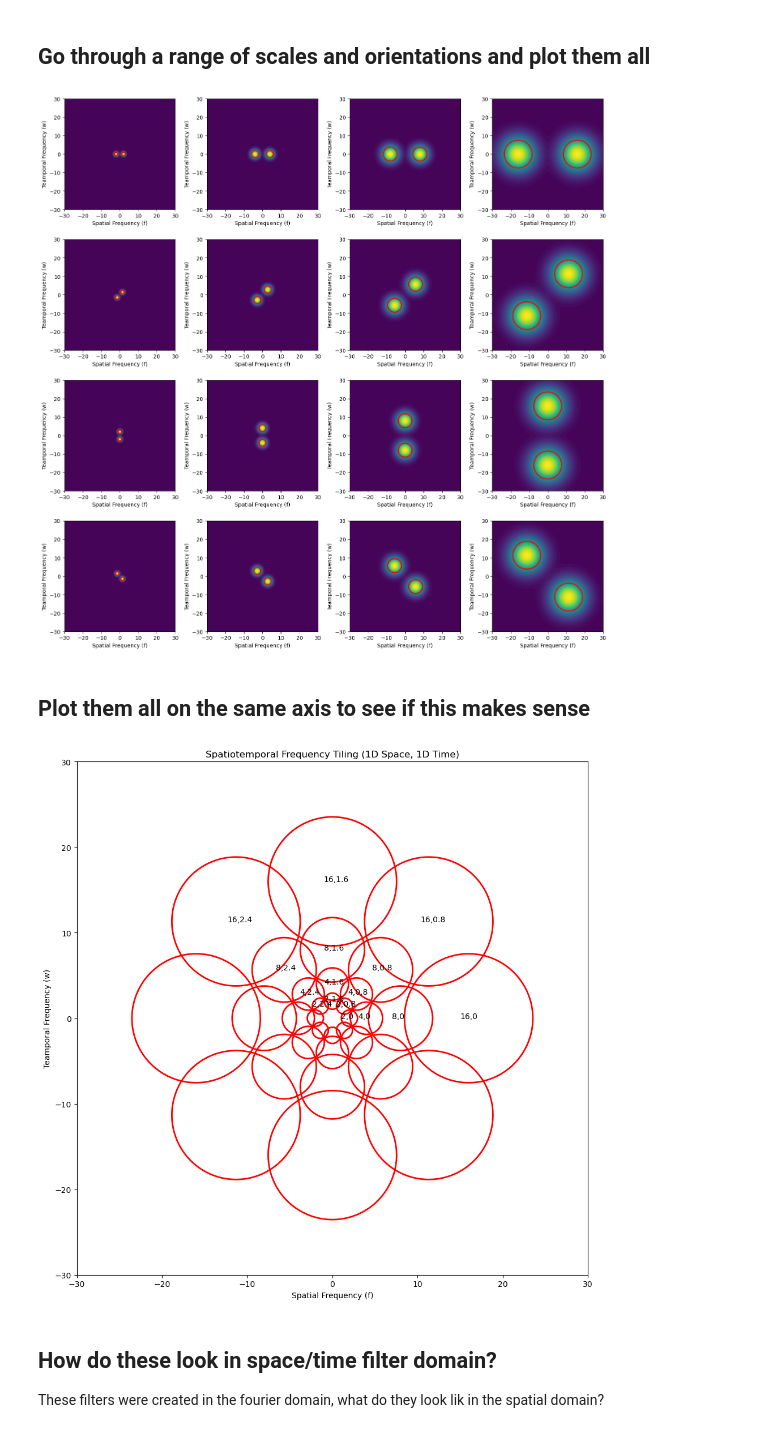
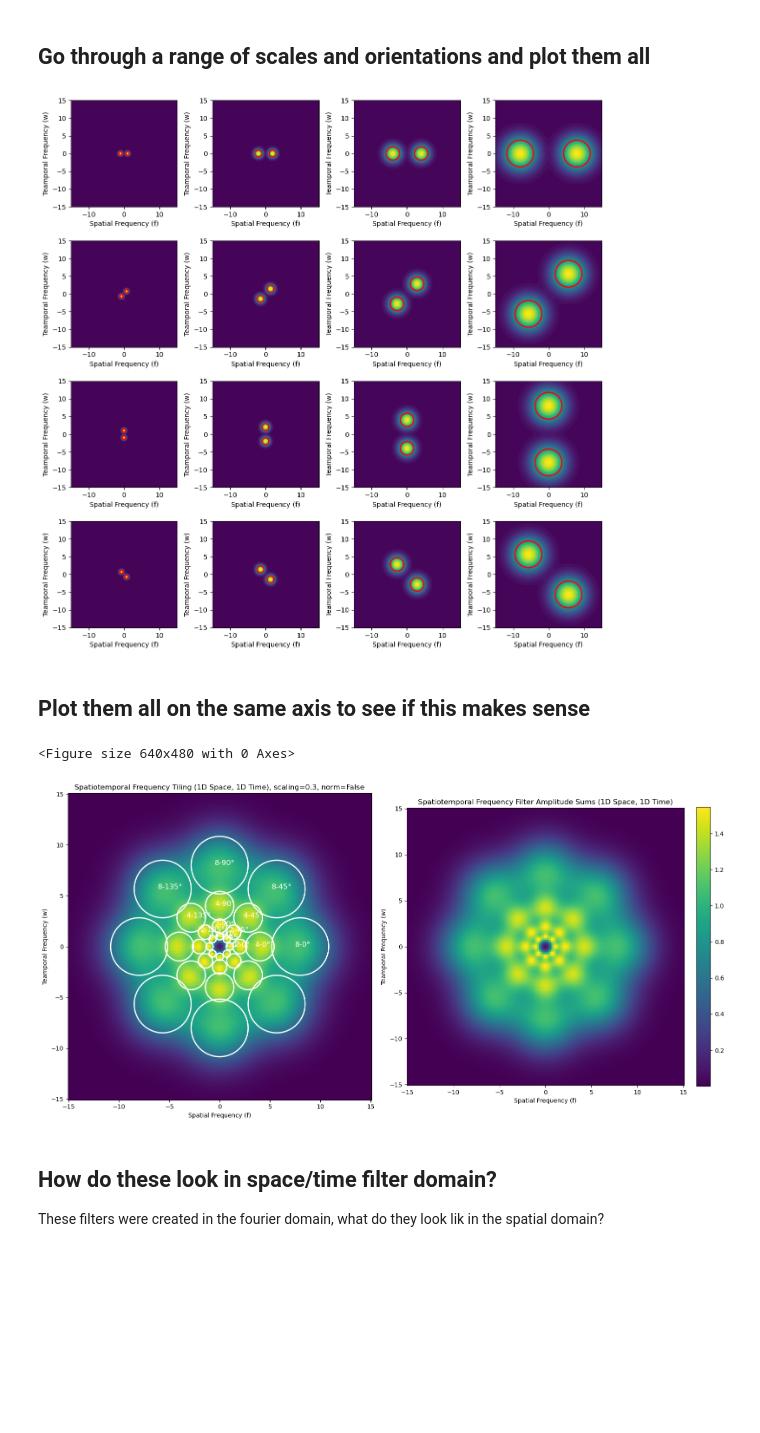
Before and after one commit to vdutell/linearfiltering, a Jupyter notebook: FreqSpaceDefinedFilters.ipynb, the cells around one changed output. Drawn from its saved outputs; the diff is of its cells as text; code cells hidden in the pictures; blank space fills up the shorter version.

```diff
--- a/FreqSpaceDefinedFilters.ipynb
+++ b/FreqSpaceDefinedFilters.ipynb
@@ -12,7 +12,7 @@ pi = np.pi
 def gauss_filter_2d(x, y, mu_x, mu_y, sigma_x, sigma_y, norm=True):
     response = np.exp(-((x - mu_x)**2 / (2 * sigma_x**2) + (y - mu_y)**2 / (2 * sigma_y**2)))
     if norm:
-        reseponse = response / (sigma_x * sigma_y * 2*np.pi)
+        response = response / (sigma_x * sigma_y * 2*np.pi)
     return(response)
 
 def pol2cart(rho, phi):
@@ -25,23 +25,21 @@ def cart2pol(x, y):
     phi = np.arctan2(y, x)
     return(rho, phi)
 
-def polar_gaussian_2d(xs,ys, scale, orientation, phase_offset=0, norm=True):
+def polar_gaussian_2d(xs,ys, scale, orientation, phase_offset=0, norm=True, scaling_factor = 0.4):
     #calculte the center of the gaussian
     mu_x, mu_y = pol2cart(scale,orientation)
-    #by scaling of 0.4 for V1 (freeman & simoncelli), the sigma width should be 0.4 of the radius (is this right?)
-    scaling_factor = 0.4
     filt_sigma = scale * scaling_factor
     filt = gauss_filter_2d(xs,ys,mu_x,mu_y,filt_sigma,filt_sigma,norm=norm)
     #add phase offset
     filt = filt * np.exp(1j * phase_offset)
     return(filt)
 
-def quadrature_gaussian_filter(xs, ys, scale, orientation,norm=True):
+def quadrature_gaussian_filter(xs, ys, scale, orientation,norm=True,scaling_factor=0.4):
     #to make this look like a standard gabor, need to have phase offsets of pi/4 and 3pi/4. I'm not sure why this is.
     # Real part: Gaussian with no phase shift in the top quadrants
-    filter_real = polar_gaussian_2d(xs, ys, scale, orientation, phase_offset=0,norm=True)
+    filter_real = polar_gaussian_2d(xs, ys, scale, orientation, phase_offset=0,norm=norm,scaling_factor=scaling_factor)
     # Imaginary part: Gaussian with a 90-degree phase shift in teh bottom quadrants
-    filter_imag = polar_gaussian_2d(xs, ys, scale, orientation+np.pi, phase_offset=pi,norm=True)
+    filter_imag = polar_gaussian_2d(xs, ys, scale, orientation+np.pi, phase_offset=pi,norm=norm,scaling_factor=scaling_factor)
     # Combine into a complex filter
     filter = filter_real + 1j*filter_imag
     return filter
@@ -103,17 +102,17 @@ plt.tight_layout()
 ## Go through a range of scales and orientations and plot them all
 # %%
 #pick our scales & centers
-scales = [2,4,8,16]
+scales = [1,2,4,8]
 orientations = [0,pi/4,pi/2,3*pi/4]
 #orientations_odd = [pi,5*pi/4,3*pi/2,7*pi/4]
 #orientations = orientations_even + orientations_odd
 #setup space and time progression
-space = np.linspace(-30,30,num=200)
-time = np.linspace(-30,30,num=200)
+space = np.linspace(-15,15,num=200)
+time = np.linspace(-15,15,num=200)
 xs,ys = np.meshgrid(space,time)
 
 #plot these all
-fig,ax = plt.subplots(figsize=(15,15))
+fig,ax = plt.subplots(figsize=(12,12))
 for i, orientation in enumerate(orientations):
     for j, scale in enumerate(scales):
         #create filter
@@ -131,35 +130,63 @@ for i, orientation in enumerate(orientations):
         #plt.colorbar()
         plt.tight_layout()
 # %% [output]
-[figure, old version]
+[figure, new version]
 # %% [markdown]
 ## Plot them all on the same axis to see if this makes sense
 # %%
+import math
+
+plt.clf()
 #plot these all
-fig,ax = plt.subplots(figsize=(10,10))
+fig,ax = plt.subplots(1,2,figsize=(16,8))
+
+cmesh = np.zeros_like(np.abs(quadrature_gaussian_filter(xs,ys,1,0,norm=False,scaling_factor=scaling_factor)))
+scaling_factor = 0.3 #0.34
+norm=False
+
+
 for i, orientation in enumerate(orientations):
     for j, scale in enumerate(scales):
         #create filter
-        filter = quadrature_gaussian_filter(xs,ys,scale,orientation)
+        filter = quadrature_gaussian_filter(xs,ys,scale,orientation,norm=norm,scaling_factor=scaling_factor)
         filter = np.abs(filter)
         #plot it
         #plt.contourf(xs, ys, filter, levels=50, cmap='Greys_r')
-        plt.contour(xs, ys, filter, levels=[np.max(filter) / 2], colors='red', linestyles='-', linewidths=2)
-
+        ax[0].contour(xs, ys, filter, levels=[np.max(filter) / 2], colors='white', linestyles='-', linewidths=2)
         #label each filter
         mu_x, mu_y = pol2cart(scale,orientation)
-        text_offset = 1
-        plt.text(mu_x-text_offset, mu_y, f'{scale},{np.round(orientation,1)}', fontsize=10)
+        text_offset = 0.5
+        degrees = int(np.rint(math.degrees(orientation)))
+        ax[0].text(mu_x-text_offset, mu_y, f'{scale}-{degrees}'+u"\N{DEGREE SIGN}", fontsize=12, color='white')
+
+        cmesh += filter
         #plt.pcolormesh(space, time, filter, shading='auto',cmap='Greys_r')
         #plt.fill_between(x, y, where=((x > half_max_x1) & (x < half_max_x2)), color='gray', alpha=0.5, label='FWHM Area')
         #plt.axvline(half_max_x1, color='b', linestyle='--', label='FWHM Boundaries')
-plt.xlabel('Spatial Frequency (f)')
-plt.ylabel('Teamporal Frequency (w)')
-plt.title('Spatiotemporal Frequency Tiling (1D Space, 1D Time)')
+
+# Plot the cumulative mesh on both subplots
+pcolormesh1 = ax[0].pcolormesh(xs, ys, cmesh, shading='auto')
+pcolormesh2 = ax[1].pcolormesh(xs, ys, cmesh, shading='auto')
+
+# Add the colorbar to the figure
+fig.colorbar(pcolormesh1, ax=ax[1],fraction=0.046, pad=0.04)
+
+#ax[0].set_aspect('equal')
+ax[1].set_aspect('equal')
+
+ax[0].set_xlabel('Spatial Frequency (f)')
+ax[0].set_ylabel('Teamporal Frequency (w)')
+ax[0].set_title(f'Spatiotemporal Frequency Tiling (1D Space, 1D Time), scaling={scaling_factor}, norm={norm}')
+
+ax[1].set_xlabel('Spatial Frequency (f)')
+ax[1].set_ylabel('Teamporal Frequency (w)')
+ax[1].set_title('Spatiotemporal Frequency Filter Amplitude Sums (1D Space, 1D Time)')
+
 #plt.colorbar()
 plt.tight_layout()
 # %% [output]
+<Figure size 640x480 with 0 Axes>
-[figure, old version]
+[figure, new version]
 # %% [markdown]
 ## How do these look in space/time filter domain?
 These filters were created in the fourier domain, what do they look lik in the spatial domain?
```
Also changed, not shown: parts of 3 cells of this notebook.
